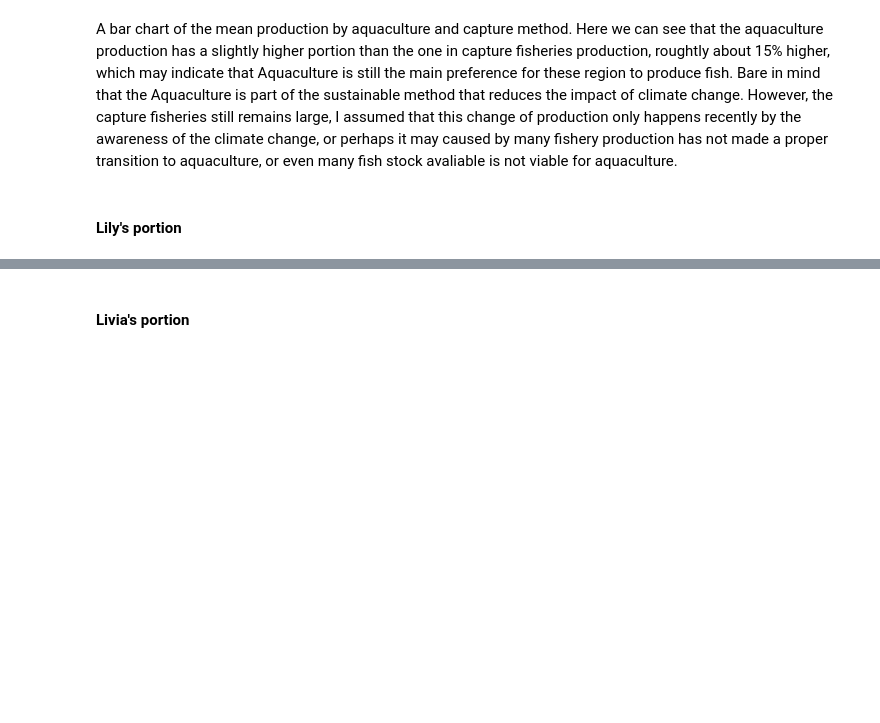
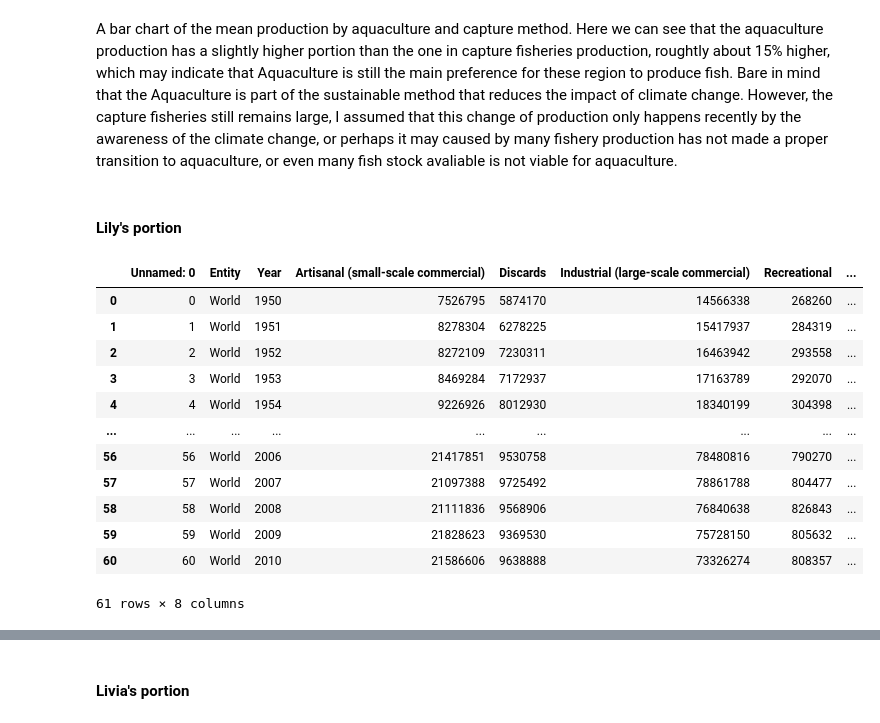
Before and after one commit to ubco-W2022T1-cosc301/project-group34, a Jupyter notebook: notebooks/group_analysis.ipynb, the cells around one changed output, grey strips where cells are left out. Saved outputs shown, nothing was run; the diff lists cells and outputs as text; code cells hidden in the pictures; blank space fills up the shorter version.

Commit message:
lily changes

```diff
--- a/notebooks/group_analysis.ipynb
+++ b/notebooks/group_analysis.ipynb
@@ -66,3 +66,21 @@ for item in dfg.get_xticklabels():
 A bar chart of the mean production by aquaculture and capture method. Here we can see that the aquaculture production has a slightly higher portion than the one in capture fisheries production, roughtly about 15% higher, which may indicate that Aquaculture is still the main preference for these region to produce fish. Bare in mind that the Aquaculture is part of the sustainable method that reduces the impact of climate change. However, the capture fisheries still remains large, I assumed that this change of production only happens recently by the awareness of the climate change, or perhaps it may caused by many fishery production has not made a proper transition to aquaculture, or even many fish stock avaliable is not viable for aquaculture.
 # %% [markdown]
 #### Lily's portion
+# %%
+import project_functions_lily as pl
+cleaned_df1 = pl.load_and_process_df1('../data/raw/global-fishery-catch-by-sector.csv')
+cleaned_df1
+# %% [output]
+|  | Unnamed: 0 | Entity | Year | Artisanal (small-scale commercial) | Discards | Industrial (large-scale commercial) | Recreational | ... |
+| 0 | 0 | World | 1950 | 7526795 | 5874170 | 14566338 | 268260 | ... |
+| 1 | 1 | World | 1951 | 8278304 | 6278225 | 15417937 | 284319 | ... |
+| 2 | 2 | World | 1952 | 8272109 | 7230311 | 16463942 | 293558 | ... |
+| 3 | 3 | World | 1953 | 8469284 | 7172937 | 17163789 | 292070 | ... |
+| 4 | 4 | World | 1954 | 9226926 | 8012930 | 18340199 | 304398 | ... |
+| ... | ... | ... | ... | ... | ... | ... | ... | ... |
+| 56 | 56 | World | 2006 | 21417851 | 9530758 | 78480816 | 790270 | ... |
+| 57 | 57 | World | 2007 | 21097388 | 9725492 | 78861788 | 804477 | ... |
+| 58 | 58 | World | 2008 | 21111836 | 9568906 | 76840638 | 826843 | ... |
+| 59 | 59 | World | 2009 | 21828623 | 9369530 | 75728150 | 805632 | ... |
+| 60 | 60 | World | 2010 | 21586606 | 9638888 | 73326274 | 808357 | ... |
+61 rows × 8 columns
```
Also changed, not shown: parts of 2 cells of this notebook, 2 other files.
